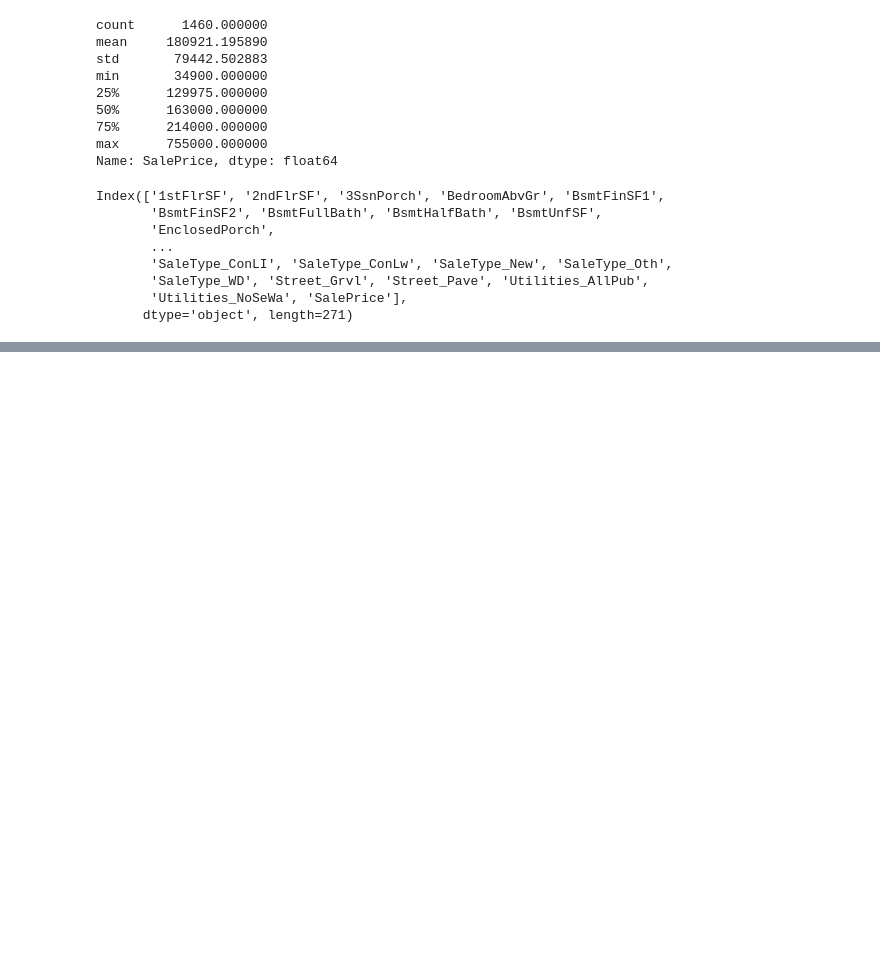
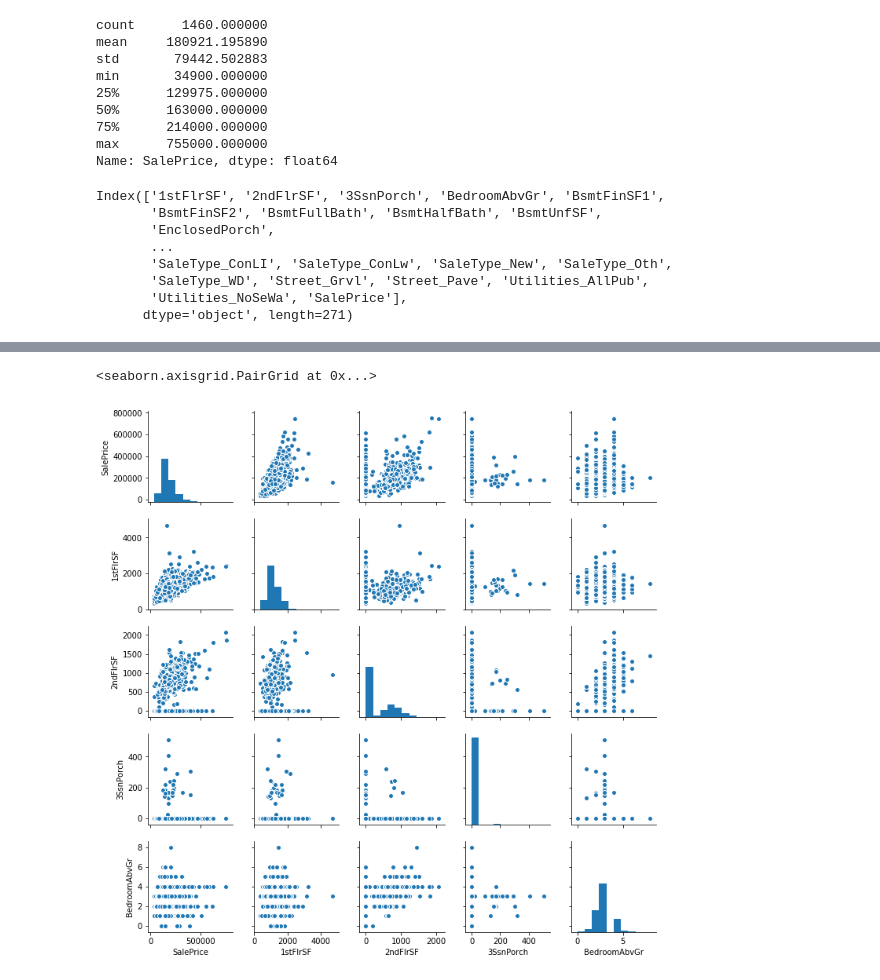
Before and after one commit to hama7738/haitsclass, a Jupyter notebook: house_price.ipynb, the cells around one changed output, grey strips where cells are left out. Saved outputs shown, nothing was run; the diff lists cells and outputs as text; code cells hidden in the pictures; blank space fills up the shorter version.

Commit message:
Commit house_price.ipynbb

```diff
--- a/house_price.ipynb
+++ b/house_price.ipynb
@@ -48,0 +70,3 @@ Index(['1stFlrSF', '2ndFlrSF', '3SsnPorch', 'BedroomAbvGr', 'BsmtFinSF1',
+# %%
+df_pickup = df_train.loc[:,['SalePrice','1stFlrSF','2ndFlrSF','3SsnPorch','BedroomAbvGr']]
+df_pickup.head()
@@ -48,0 +80,6 @@ Index(['1stFlrSF', '2ndFlrSF', '3SsnPorch', 'BedroomAbvGr', 'BsmtFinSF1',
+# %%
+import seaborn as sns
+sns.pairplot(df_pickup,size = 2.0)
+# %% [output]
+<seaborn.axisgrid.PairGrid at 0x...>
+[figure, added]
```
Also changed, not shown: parts of 5 cells of this notebook.
